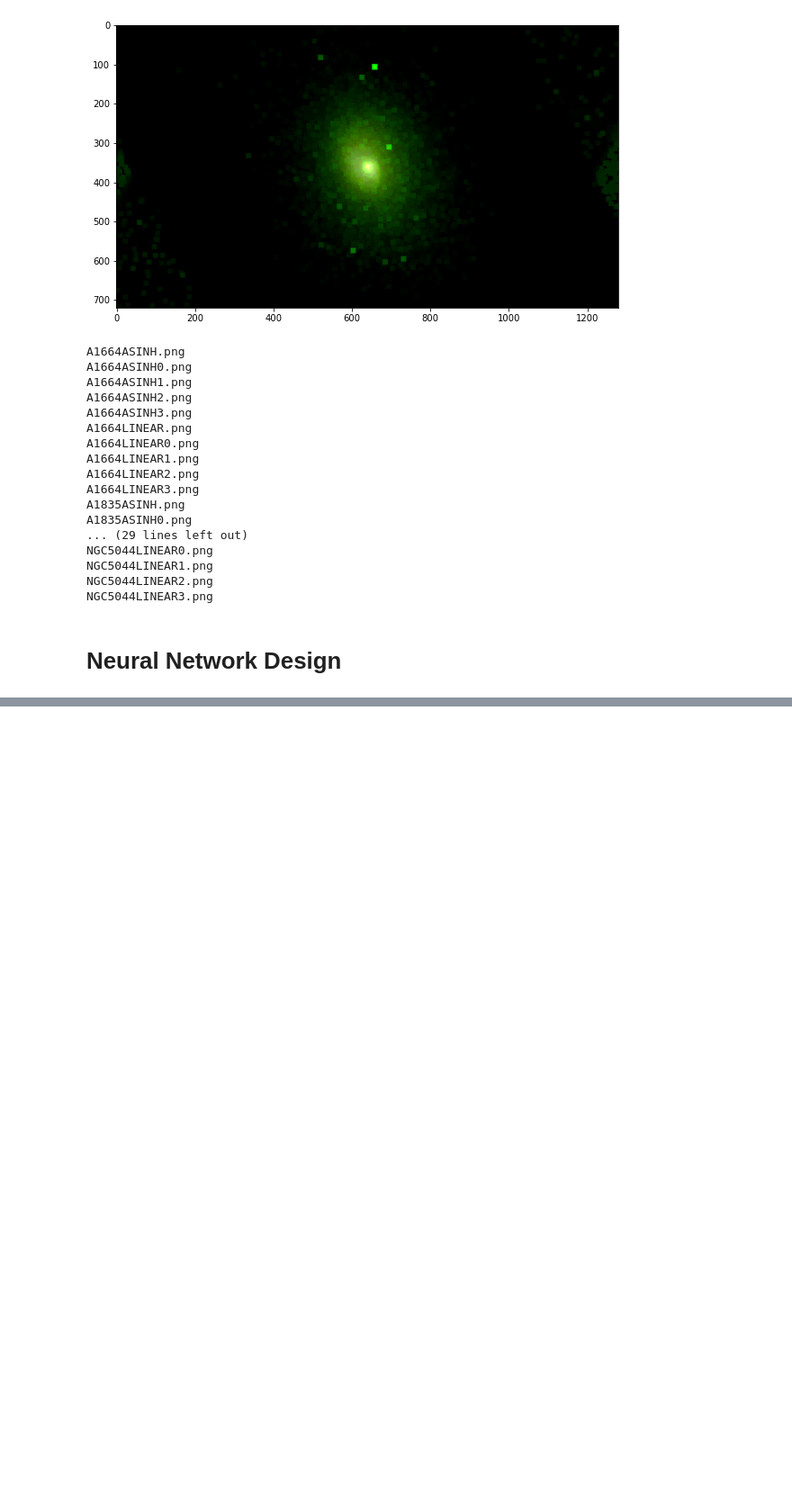
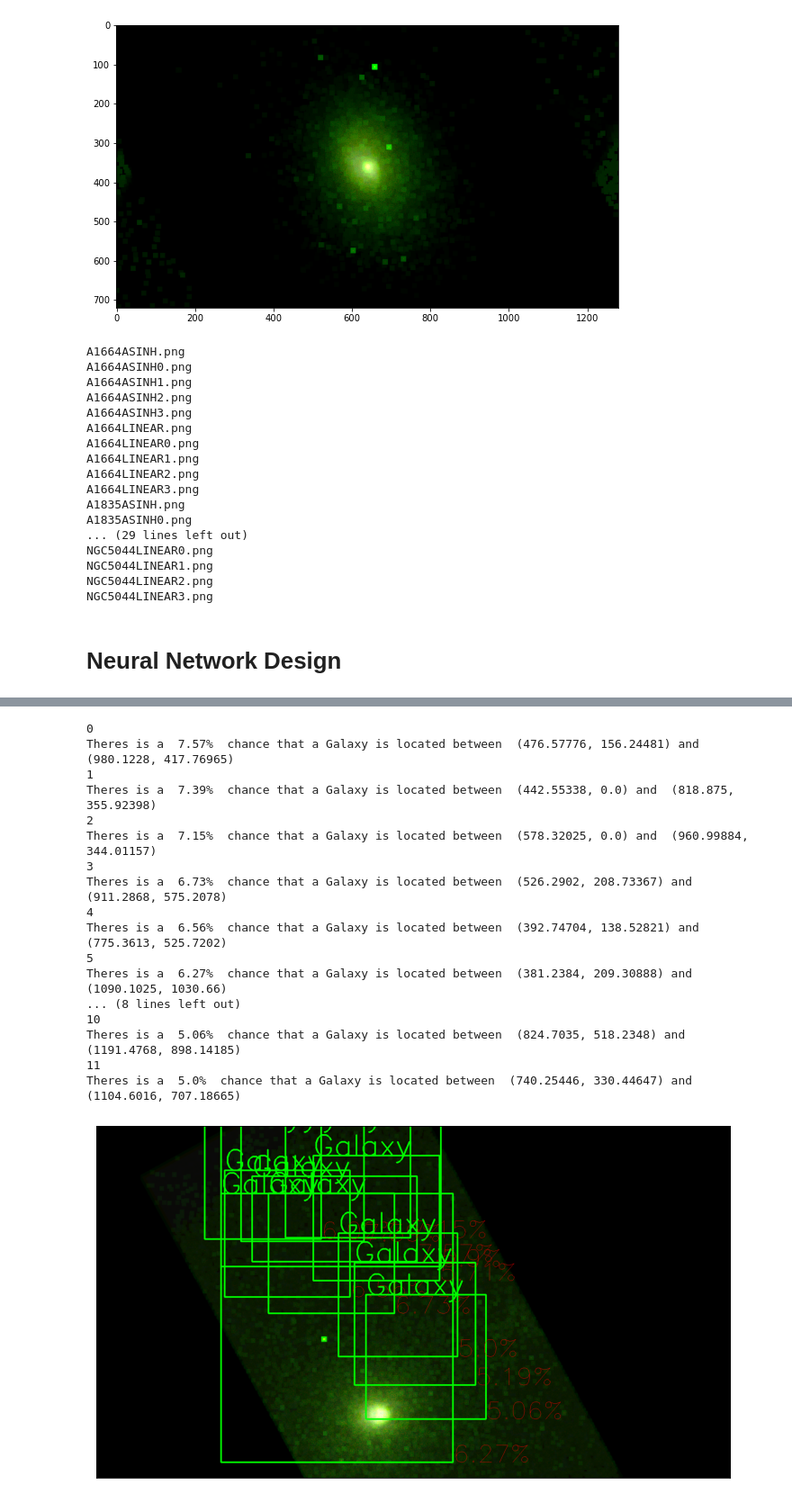
Before and after one commit to kilonova10/galactic_imagery, a Jupyter notebook: experimentation.ipynb, the cells around one changed output, grey strips where cells are left out. Shown at 90% size. Saved outputs shown, nothing was run; the diff lists cells and outputs as text; code cells hidden in the pictures; blank space fills up the shorter version.

```diff
--- a/experimentation.ipynb
+++ b/experimentation.ipynb
@@ -212,7 +212,7 @@ class MarkDataset(torch.utils.data.Dataset):
         self.bbox_xml = list(sorted(os.listdir(os.path.join(root, "Annotations"))))
 
     def __getitem__(self, idx):
-        img_path = os.path.join(self.root, "NNData", self.imgs[idx])
+        img_path = os.path.join(self.root, "augmented_img", self.imgs[idx])
         #print(img_path)
         bbox_xml_path = os.path.join(self.root, "Annotations", self.bbox_xml[idx])
         #print(bbox_xml_path)
@@ -311,0 +364,15 @@ torch.save(model.state_dict(), 'galrcnn.pth')
+# %%
+Categories = ['__background__', 'Galaxy', 'Cavity']
+threshold = 0.05
+
+pred_class = [Categories[i] for i in list(pred[0]['labels'].numpy())] # Get the Prediction Score
+pred_boxes = [[(i[0], i[1]), (i[2], i[3])] for i in list(pred[0]['boxes'].detach().numpy())] # Bounding boxes
+#print(pred_boxes)
+pred_score = list(pred[0]['scores'].detach().numpy())
+#print(pred_score)
+pred_t = [pred_score.index(x) for x in pred_score if x > threshold][-1] # Get list of index with score greater than threshold.
+pred_boxes = pred_boxes[:pred_t+1]
+pred_class = pred_class[:pred_t+1]
+pred_score = pred_score[:pred_t+1]
+#print("Here")
+print(pred)
@@ -311,0 +393,40 @@ torch.save(model.state_dict(), 'galrcnn.pth')
+# %%
+img = cv2.imread(tests[10])
+rect_th=3
+text_size=3
+text_th=3
+pred_cls = pred_class
+
+#img = cv2.cvtColor(img, cv2.COLOR_BGR2RGB) # Convert to RGB
+for i in range(len(pred_boxes)):
+    print(i)
+    pred_score[i] = str(round(pred_score[i]*100,2)) + '%'
+    cv2.rectangle(img, pred_boxes[i][0], pred_boxes[i][1],color=(0, 255, 0), thickness=rect_th) # Draw Rectangle with the coordinates
+    cv2.putText(img,pred_cls[i] , pred_boxes[i][0],  cv2.FONT_HERSHEY_SIMPLEX, text_size, (0,255,0),thickness=text_th)
+    cv2.putText(img,pred_score[i], pred_boxes[i][1],  cv2.FONT_HERSHEY_SIMPLEX, text_size - 0.5, (255,0,0),thickness=1)
+    print("Theres is a ",pred_score[i]," chance that a", pred_cls[i],"is located between ", pred_boxes[i][0], "and ", pred_boxes[i][1])
+plt.figure(figsize=(12.80,7.20)) # display the output image
+plt.imshow(img)
+plt.xticks([])
+plt.yticks([])
+#plt.savefig('RCNNTrialTest.png', bbox_inches= 'tight', dpi=200, pad_inches = -0.1)
+plt.show()
+# %% [output]
+0
+Theres is a  7.57%  chance that a Galaxy is located between  (476.57776, 156.24481) and  (980.1228, 417.76965)
+1
+Theres is a  7.39%  chance that a Galaxy is located between  (442.55338, 0.0) and  (818.875, 355.92398)
+2
+Theres is a  7.15%  chance that a Galaxy is located between  (578.32025, 0.0) and  (960.99884, 344.01157)
+3
+Theres is a  6.73%  chance that a Galaxy is located between  (526.2902, 208.73367) and  (911.2868, 575.2078)
+4
+Theres is a  6.56%  chance that a Galaxy is located between  (392.74704, 138.52821) and  (775.3613, 525.7202)
+5
+Theres is a  6.27%  chance that a Galaxy is located between  (381.2384, 209.30888) and  (1090.1025, 1030.66)
+... (8 lines left out)
+10
+Theres is a  5.06%  chance that a Galaxy is located between  (824.7035, 518.2348) and  (1191.4768, 898.14185)
+11
+Theres is a  5.0%  chance that a Galaxy is located between  (740.25446, 330.44647) and  (1104.6016, 707.18665)
+[figure, added]
```
Also changed, not shown: parts of 4 cells of this notebook.
